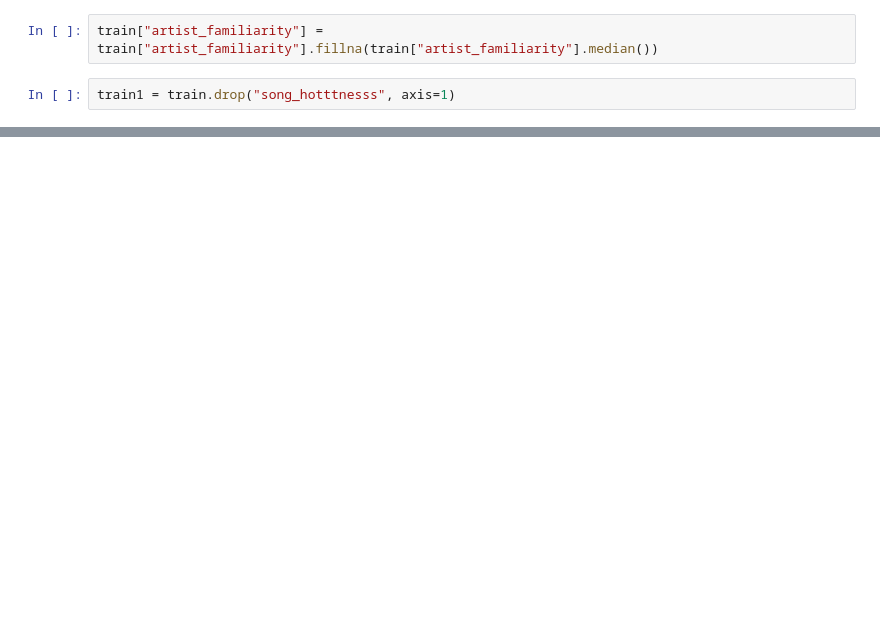
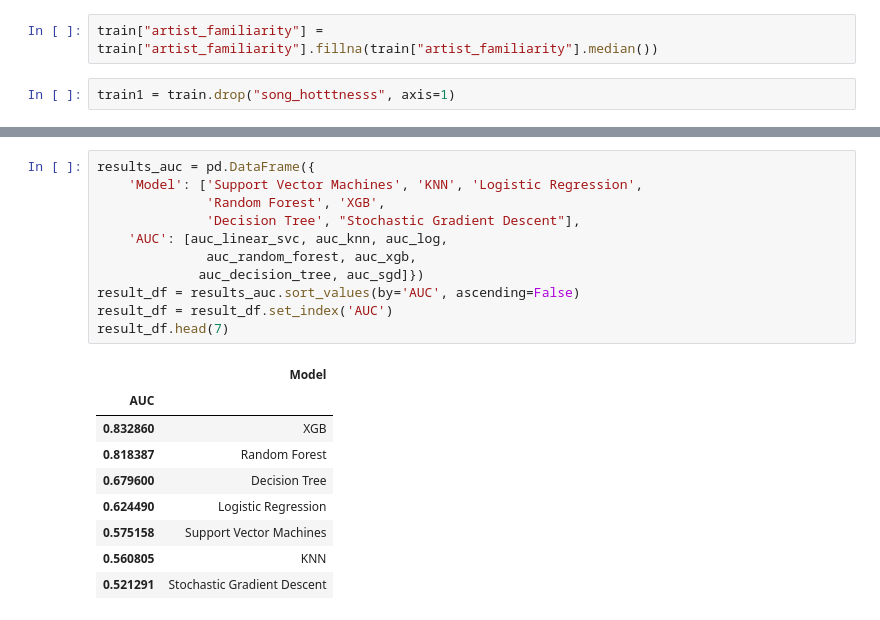
Before and after one commit to yurilaguardia/puc-ai-ml, a Jupyter notebook: src/predict_hotness.ipynb, the cells around one changed output, grey strips where cells are left out. Saved outputs shown, nothing was run; the diff lists cells and outputs as text; blank space fills up the shorter version.

```diff
--- a/src/predict_hotness.ipynb
+++ b/src/predict_hotness.ipynb
@@ -326 +433,22 @@ Accuracy: 63.46%
+# %%
+results_auc = pd.DataFrame({
+    'Model': ['Support Vector Machines', 'KNN', 'Logistic Regression',
+              'Random Forest', 'XGB',
+              'Decision Tree', "Stochastic Gradient Descent"],
+    'AUC': [auc_linear_svc, auc_knn, auc_log,
+              auc_random_forest, auc_xgb,
+             auc_decision_tree, auc_sgd]})
+result_df = results_auc.sort_values(by='AUC', ascending=False)
+result_df = result_df.set_index('AUC')
+result_df.head(7)
+# %% [output]
+|  | Model |
+| AUC |  |
+| 0.832860 | XGB |
+| 0.818387 | Random Forest |
+| 0.679600 | Decision Tree |
+| 0.624490 | Logistic Regression |
+| 0.575158 | Support Vector Machines |
+| 0.560805 | KNN |
+| 0.521291 | Stochastic Gradient Descent |
 # %%
```
Also changed, not shown: parts of 23 cells of this notebook, 1 other file.
